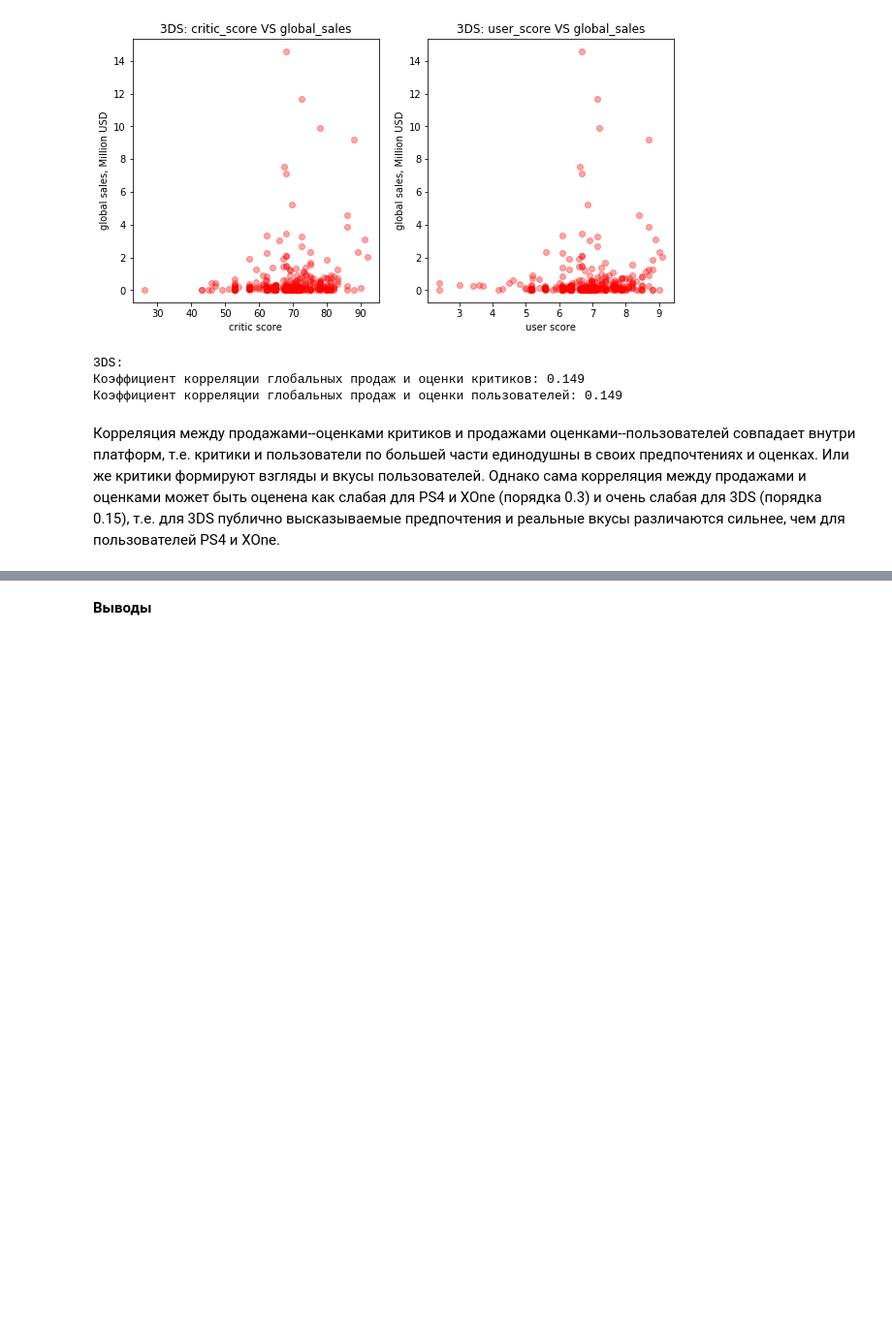
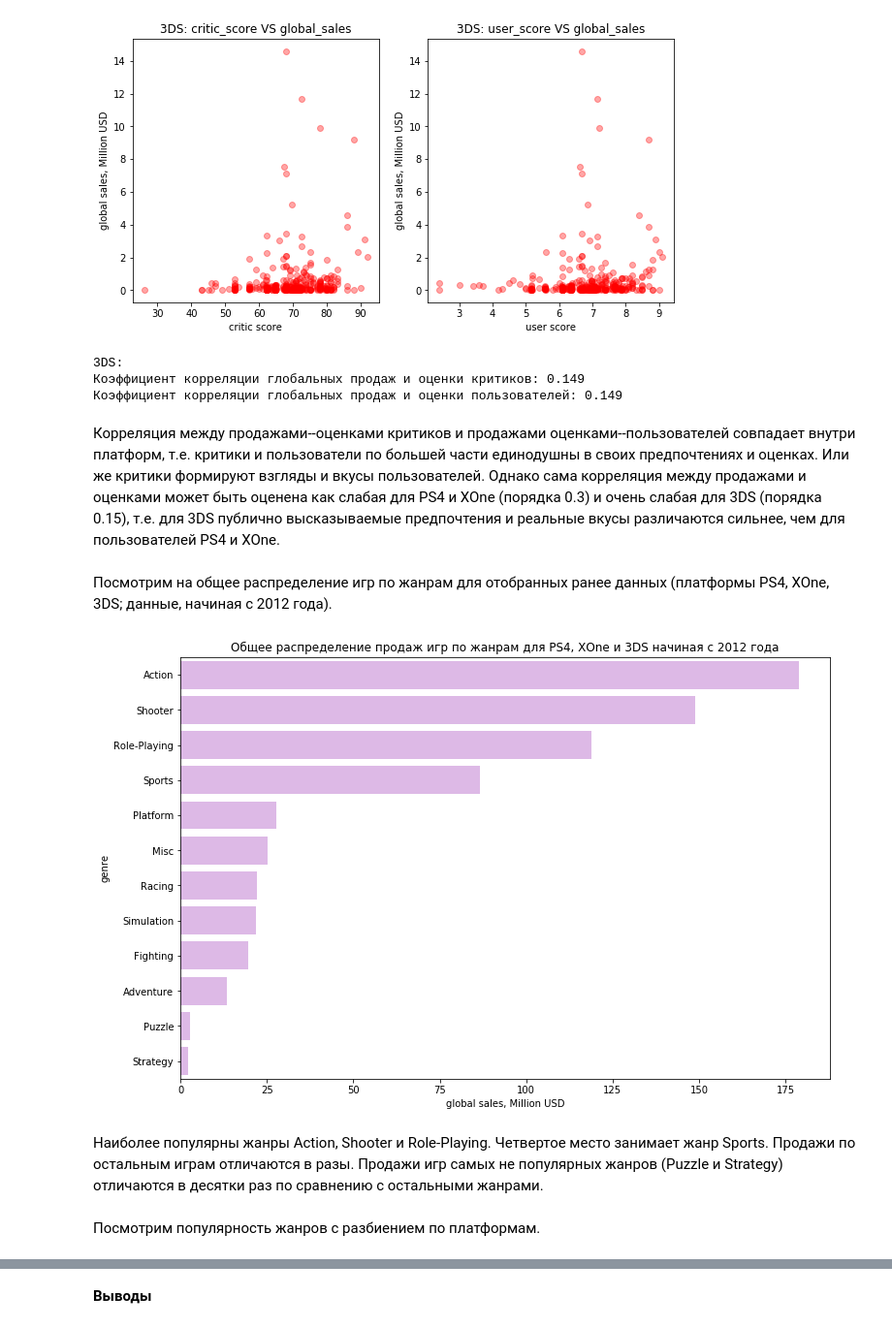
Before and after one commit to nktnlx/data_analysis_portfolio, a Jupyter notebook: video_games_sales.ipynb, the cells around one changed output, grey strips where cells are left out. Shown at 97% size. Drawn from its saved outputs; the diff is of its cells as text; code cells hidden in the pictures; blank space fills up the shorter version.

```diff
--- a/video_games_sales.ipynb
+++ b/video_games_sales.ipynb
@@ -1616,3 +1616,28 @@ print('Коэффициент корреляции глобальных прод
 # Посмотрите на общее распределение игр по жанрам.
 # Что можно сказать о самых прибыльных жанрах?
 # Выделяются ли жанры с высокими и низкими продажами?
+# %% [markdown]
+Посмотрим на общее распределение игр по жанрам для отобранных ранее данных (платформы PS4, XOne, 3DS; данные, начиная с 2012 года).
+# %%
+# групировка по жанрам, сортировка и выборка данных
+genres_sales_all = df_3p.groupby(['genre'], as_index=False).agg({'global_sales': 'sum'}).sort_values('global_sales', ascending=False)
+# %%
+# размер фигуры
+plt.figure(figsize=(12, 8))
+
+# задание параметров построения графика
+ax = sns.barplot(y=genres_sales_all.genre,
+                 x=genres_sales_all.global_sales,
+                 orient='h',
+                 color='#e2b2ed',
+                 ci=None);
+
+# подписи осей и названия
+plt.xlabel('global sales, Million USD')
+plt.title('Общее распределение продаж игр по жанрам для PS4, XOne и 3DS начиная с 2012 года');
+# %% [output]
+[figure, added]
+# %% [markdown]
+Наиболее популярны жанры Action, Shooter и Role-Playing. Четвертое место занимает жанр Sports. Продажи по остальным играм отличаются в разы. Продажи игр самых не популярных жанров (Puzzle и Strategy) отличаются в десятки раз по сравнению с остальными жанрами.
+# %% [markdown]
+Посмотрим популярность жанров с разбиением по платформам.
```
Also changed, not shown: parts of 24 cells of this notebook.
